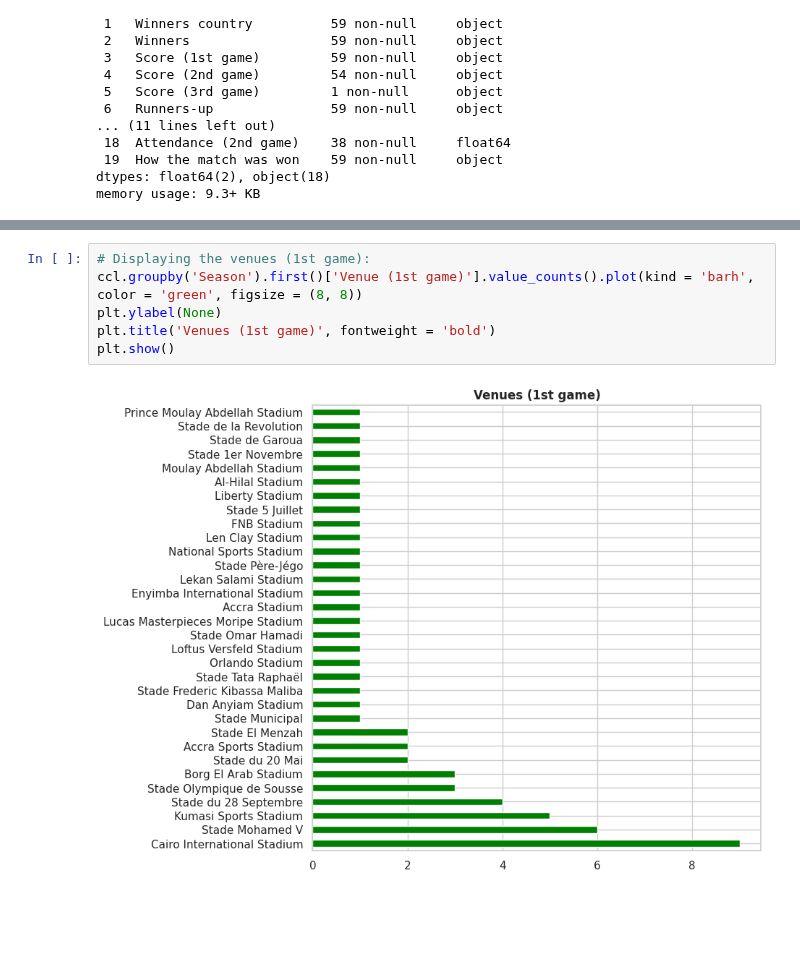
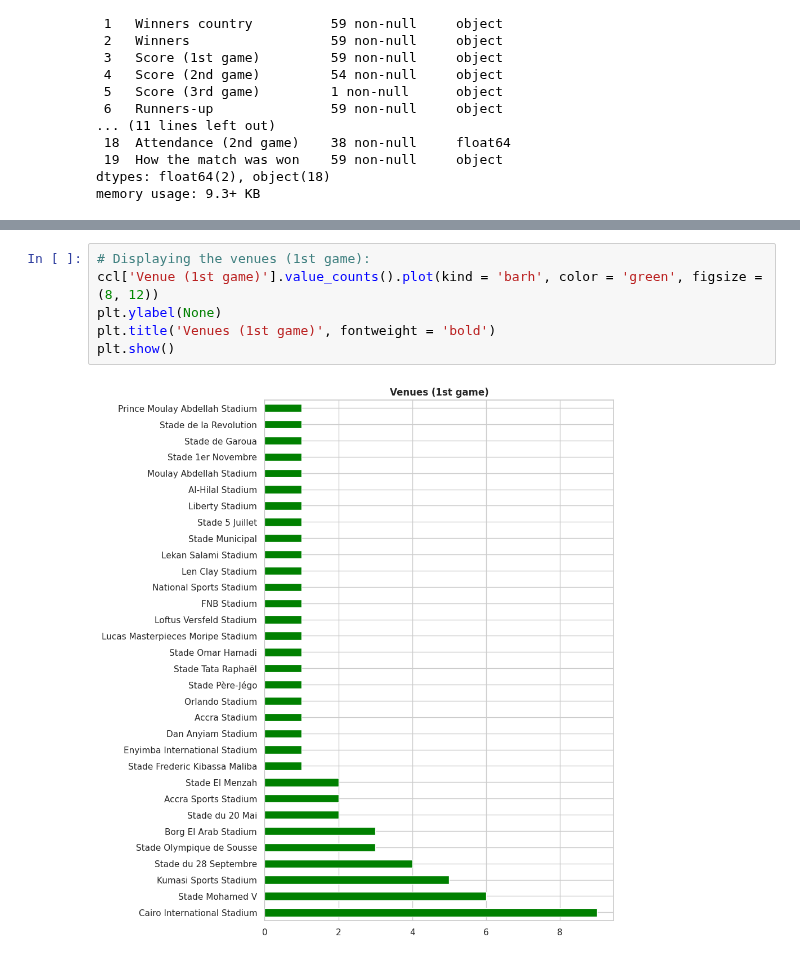
Before and after one commit to guilhermelaviola/SoccerCompetitionsStudy, a Jupyter notebook: CAFChampionsLeagueStudy.ipynb, the cells around one changed output, grey strips where cells are left out. Drawn from its saved outputs; the diff is of its cells as text; blank space fills up the shorter version.

```diff
--- a/CAFChampionsLeagueStudy.ipynb
+++ b/CAFChampionsLeagueStudy.ipynb
@@ -83,10 +83,10 @@ plt.show()
 # %%
 # Displaying the venues (1st game):
-ccl.groupby('Season').first()['Venue (1st game)'].value_counts().plot(kind = 'barh', color = 'green', figsize = (8, 8))
+ccl['Venue (1st game)'].value_counts().plot(kind = 'barh', color = 'green', figsize = (8, 12))
 plt.ylabel(None)
 plt.title('Venues (1st game)', fontweight = 'bold')
 plt.show()
 # %% [output]
-[figure, old version]
+[figure, new version]
 # %%
 # Displaying the venues (2nd game):
```
Also changed, not shown: parts of 10 cells of this notebook.
